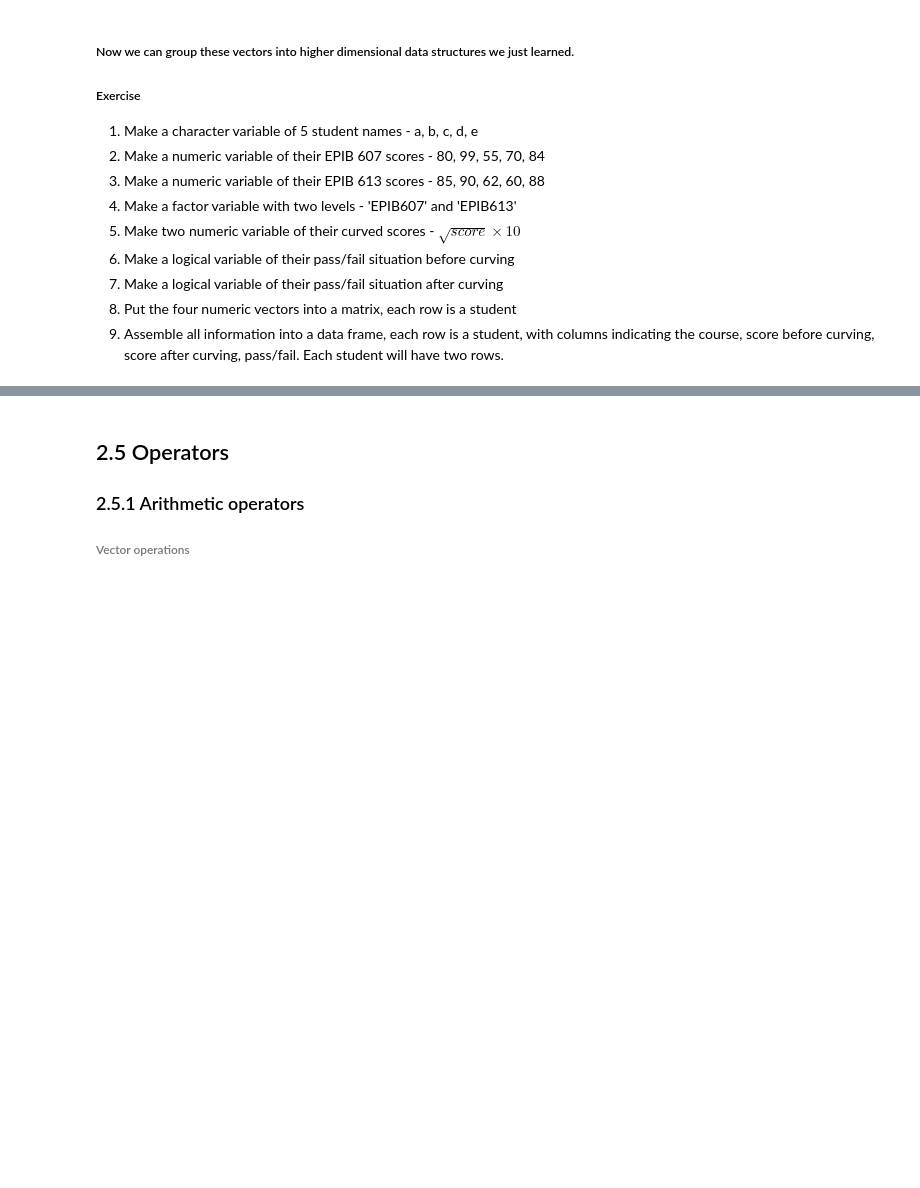
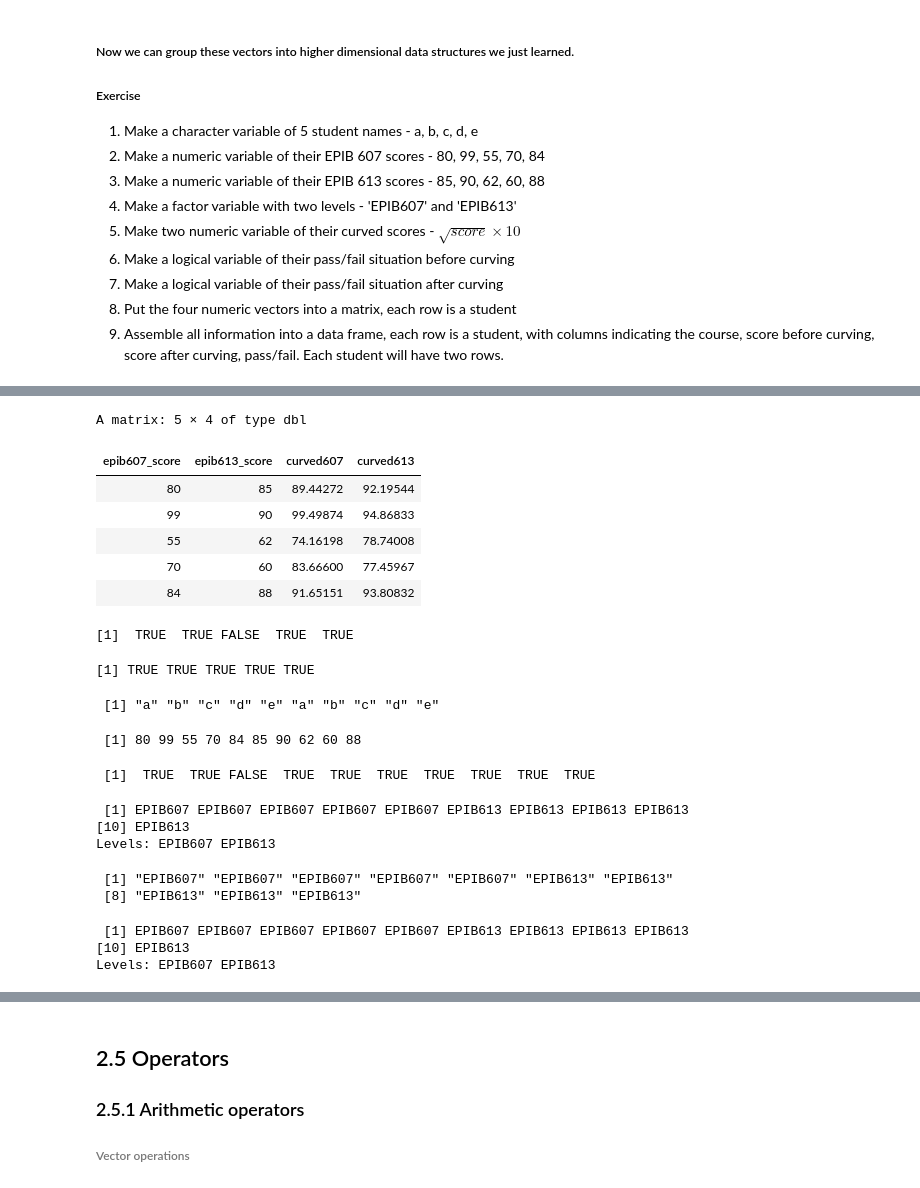
Before and after one commit to ly129/EPIB613_2019, a Jupyter notebook: Lecture2.ipynb, the cells around one changed output, grey strips where cells are left out. Saved outputs shown, nothing was run; the diff lists cells and outputs as text; code cells hidden in the pictures; blank space fills up the shorter version.

```diff
--- a/Lecture2.ipynb
+++ b/Lecture2.ipynb
@@ -470,0 +485,3 @@ sequence(c(6, 1, 3))
+# %%
+epib607_score <- c(80, 99, 55, 70, 84)
+epib607_score
@@ -470,0 +490,3 @@ sequence(c(6, 1, 3))
+# %%
+epib613_score <- c(85, 90, 62, 60, 88)
+epib613_score
@@ -470,0 +501,3 @@ sequence(c(6, 1, 3))
+# %%
+curved607 <- sqrt(epib607_score)*10
+curved613 <- sqrt(epib613_score)*10
@@ -470,0 +514,10 @@ sequence(c(6, 1, 3))
+# %%
+cbind(epib607_score, epib613_score, curved607, curved613)
+# %% [output]
+A matrix: 5 × 4 of type dbl
+| epib607_score | epib613_score | curved607 | curved613 |
+| 80 | 85 | 89.44272 | 92.19544 |
+| 99 | 90 | 99.49874 | 94.86833 |
+| 55 | 62 | 74.16198 | 78.74008 |
+| 70 | 60 | 83.66600 | 77.45967 |
+| 84 | 88 | 91.65151 | 93.80832 |
@@ -470,0 +527,42 @@ sequence(c(6, 1, 3))
+# %%
+pass607
+pass613
+# %% [output]
+[1]  TRUE  TRUE FALSE  TRUE  TRUE
+[1] TRUE TRUE TRUE TRUE TRUE
+# %%
+df.names <- rep(names, 2)
+df.names
+# %% [output]
+ [1] "a" "b" "c" "d" "e" "a" "b" "c" "d" "e"
+# %%
+df.score <- c(epib607_score, epib613_score)
+df.score
+# %% [output]
+ [1] 80 99 55 70 84 85 90 62 60 88
+# %%
+df.pass <- c(pass607, pass613)
+df.pass
+# %% [output]
+ [1]  TRUE  TRUE FALSE  TRUE  TRUE  TRUE  TRUE  TRUE  TRUE  TRUE
+# %%
+df.course <- rep(course, each = 5)
+df.course
+# %% [output]
+ [1] EPIB607 EPIB607 EPIB607 EPIB607 EPIB607 EPIB613 EPIB613 EPIB613 EPIB613
+[10] EPIB613
+Levels: EPIB607 EPIB613
+# %%
+# Alternative way to do factor
+course.ch <- c(rep("EPIB607", 5), rep("EPIB613", 5))
+course.ch
+# %% [output]
+ [1] "EPIB607" "EPIB607" "EPIB607" "EPIB607" "EPIB607" "EPIB613" "EPIB613"
+ [8] "EPIB613" "EPIB613" "EPIB613"
+# %%
+course.fac <- as.factor(course.ch)
+course.fac
+# %% [output]
+ [1] EPIB607 EPIB607 EPIB607 EPIB607 EPIB607 EPIB613 EPIB613 EPIB613 EPIB613
+[10] EPIB613
+Levels: EPIB607 EPIB613
```
Also changed, not shown: parts of 10 cells of this notebook, 2 other files.
